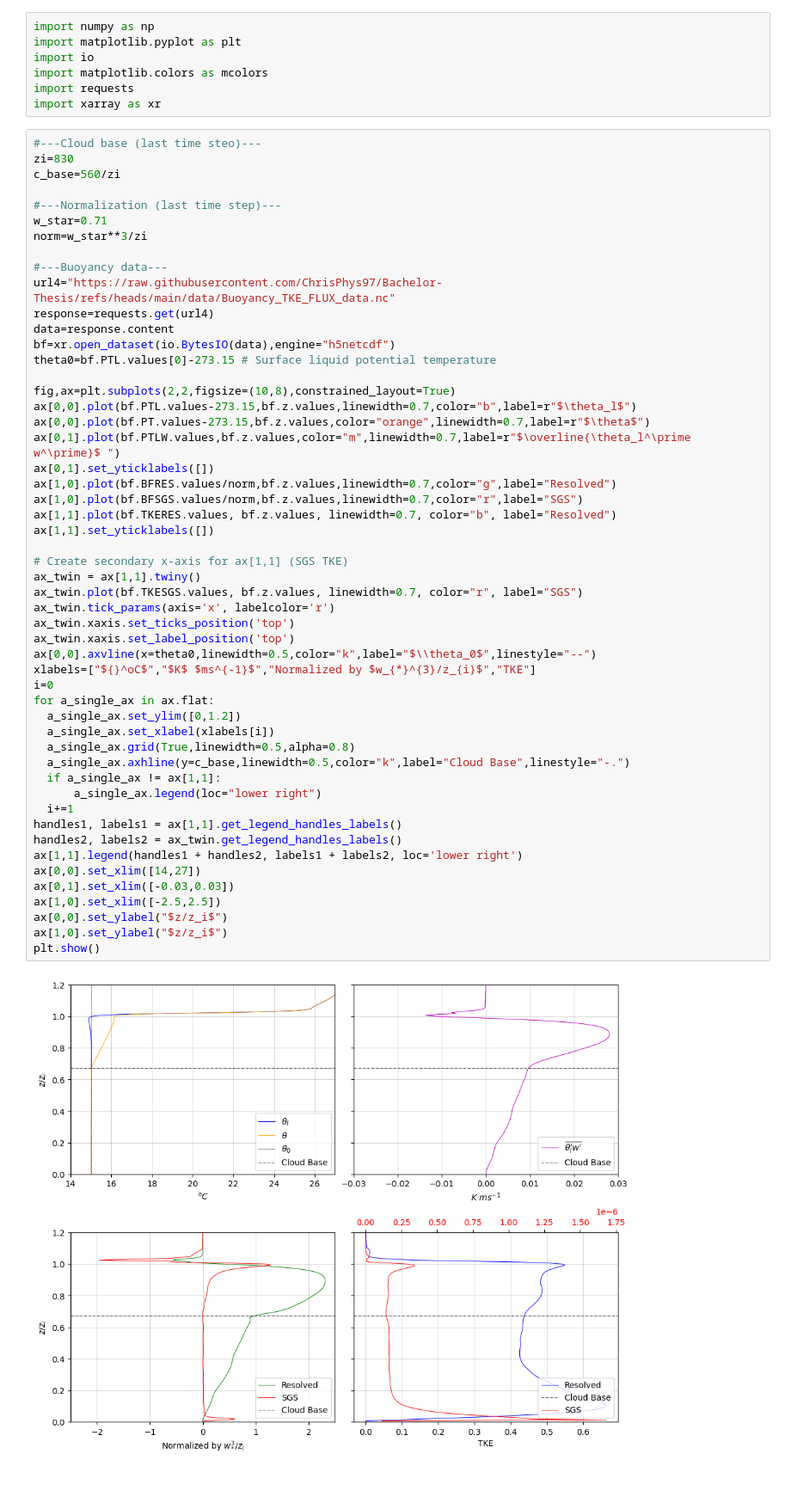
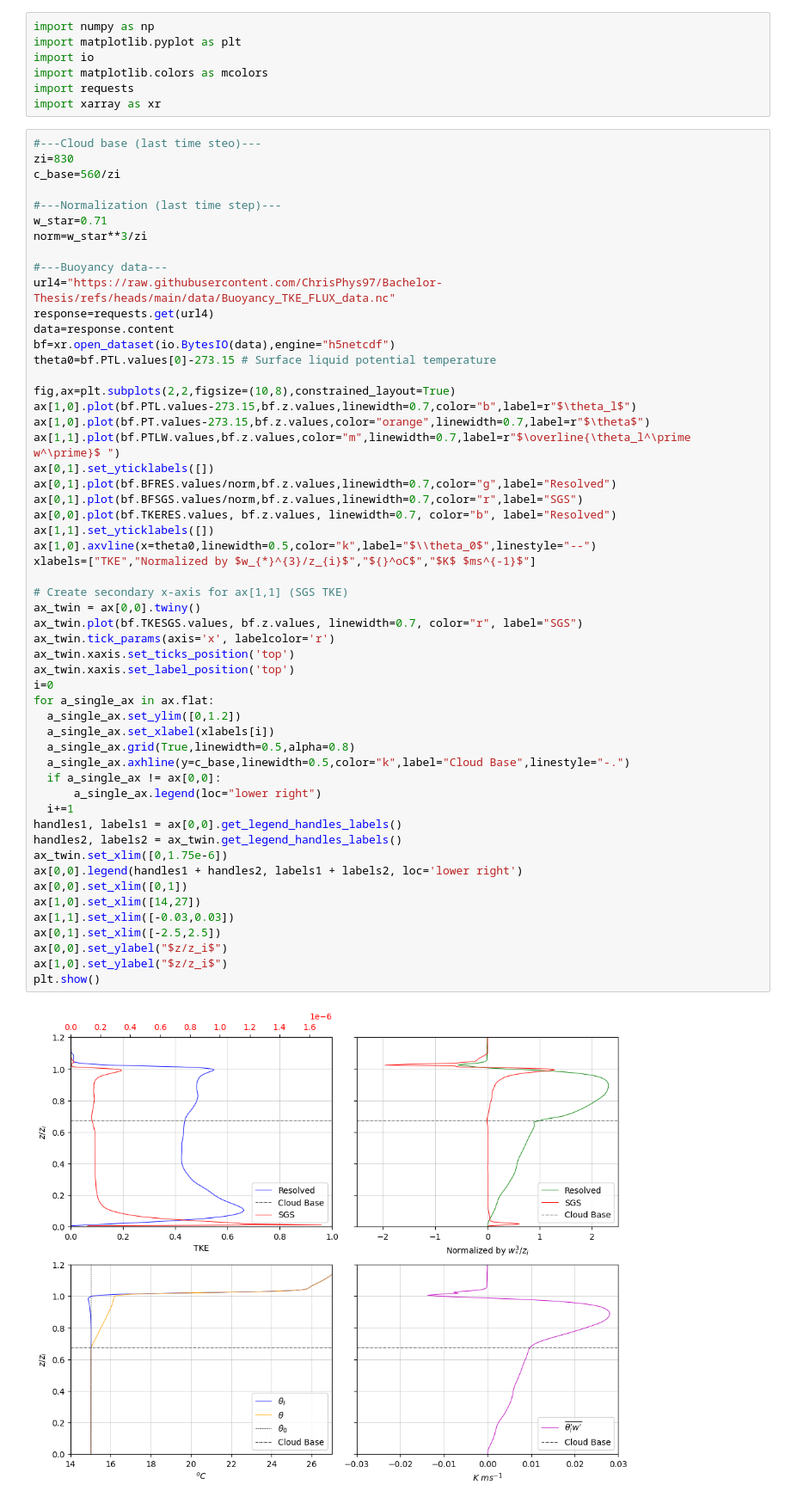
Before and after one commit to ChrisPhys97/Bachelor-Thesis, a Jupyter notebook: TKE-Buoyancy Results.ipynb, the cells around one changed output. Shown at 86% size. Drawn from its saved outputs; the diff is of its cells as text.

```diff
--- a/TKE-Buoyancy Results.ipynb
+++ b/TKE-Buoyancy Results.ipynb
@@ -16,46 +16,48 @@ norm=w_star**3/zi
 
 #---Buoyancy data---
 url4="https://raw.githubusercontent.com/ChrisPhys97/Bachelor-Thesis/refs/heads/main/data/Buoyancy_TKE_FLUX_data.nc"
 response=requests.get(url4)
 data=response.content
 bf=xr.open_dataset(io.BytesIO(data),engine="h5netcdf")
 theta0=bf.PTL.values[0]-273.15 # Surface liquid potential temperature
 
 fig,ax=plt.subplots(2,2,figsize=(10,8),constrained_layout=True)
-ax[0,0].plot(bf.PTL.values-273.15,bf.z.values,linewidth=0.7,color="b",label=r"$\theta_l$")
-ax[0,0].plot(bf.PT.values-273.15,bf.z.values,color="orange",linewidth=0.7,label=r"$\theta$")
-ax[0,1].plot(bf.PTLW.values,bf.z.values,color="m",linewidth=0.7,label=r"$\overline{\theta_l^\prime w^\prime}$ ")
+ax[1,0].plot(bf.PTL.values-273.15,bf.z.values,linewidth=0.7,color="b",label=r"$\theta_l$")
+ax[1,0].plot(bf.PT.values-273.15,bf.z.values,color="orange",linewidth=0.7,label=r"$\theta$")
+ax[1,1].plot(bf.PTLW.values,bf.z.values,color="m",linewidth=0.7,label=r"$\overline{\theta_l^\prime w^\prime}$ ")
 ax[0,1].set_yticklabels([])
-ax[1,0].plot(bf.BFRES.values/norm,bf.z.values,linewidth=0.7,color="g",label="Resolved")
-ax[1,0].plot(bf.BFSGS.values/norm,bf.z.values,linewidth=0.7,color="r",label="SGS")
-ax[1,1].plot(bf.TKERES.values, bf.z.values, linewidth=0.7, color="b", label="Resolved")
+ax[0,1].plot(bf.BFRES.values/norm,bf.z.values,linewidth=0.7,color="g",label="Resolved")
+ax[0,1].plot(bf.BFSGS.values/norm,bf.z.values,linewidth=0.7,color="r",label="SGS")
+ax[0,0].plot(bf.TKERES.values, bf.z.values, linewidth=0.7, color="b", label="Resolved")
 ax[1,1].set_yticklabels([])
+ax[1,0].axvline(x=theta0,linewidth=0.5,color="k",label="$\\theta_0$",linestyle="--")
+xlabels=["TKE","Normalized by $w_{*}^{3}/z_{i}$","${}^oC$","$K$ $ms^{-1}$"]
 
 # Create secondary x-axis for ax[1,1] (SGS TKE)
-ax_twin = ax[1,1].twiny()
+ax_twin = ax[0,0].twiny()
 ax_twin.plot(bf.TKESGS.values, bf.z.values, linewidth=0.7, color="r", label="SGS")
 ax_twin.tick_params(axis='x', labelcolor='r')
 ax_twin.xaxis.set_ticks_position('top')
 ax_twin.xaxis.set_label_position('top')
-ax[0,0].axvline(x=theta0,linewidth=0.5,color="k",label="$\\theta_0$",linestyle="--")
-xlabels=["${}^oC$","$K$ $ms^{-1}$","Normalized by $w_{*}^{3}/z_{i}$","TKE"]
 i=0
 for a_single_ax in ax.flat:
   a_single_ax.set_ylim([0,1.2])
   a_single_ax.set_xlabel(xlabels[i])
   a_single_ax.grid(True,linewidth=0.5,alpha=0.8)
   a_single_ax.axhline(y=c_base,linewidth=0.5,color="k",label="Cloud Base",linestyle="-.")
-  if a_single_ax != ax[1,1]:
+  if a_single_ax != ax[0,0]:
       a_single_ax.legend(loc="lower right")
   i+=1
-handles1, labels1 = ax[1,1].get_legend_handles_labels()
+handles1, labels1 = ax[0,0].get_legend_handles_labels()
 handles2, labels2 = ax_twin.get_legend_handles_labels()
-ax[1,1].legend(handles1 + handles2, labels1 + labels2, loc='lower right')
-ax[0,0].set_xlim([14,27])
-ax[0,1].set_xlim([-0.03,0.03])
-ax[1,0].set_xlim([-2.5,2.5])
+ax_twin.set_xlim([0,1.75e-6])
+ax[0,0].legend(handles1 + handles2, labels1 + labels2, loc='lower right')
+ax[0,0].set_xlim([0,1])
+ax[1,0].set_xlim([14,27])
+ax[1,1].set_xlim([-0.03,0.03])
+ax[0,1].set_xlim([-2.5,2.5])
 ax[0,0].set_ylabel("$z/z_i$")
 ax[1,0].set_ylabel("$z/z_i$")
 plt.show()
 # %% [output]
-[figure, old version]
+[figure, new version]
```
